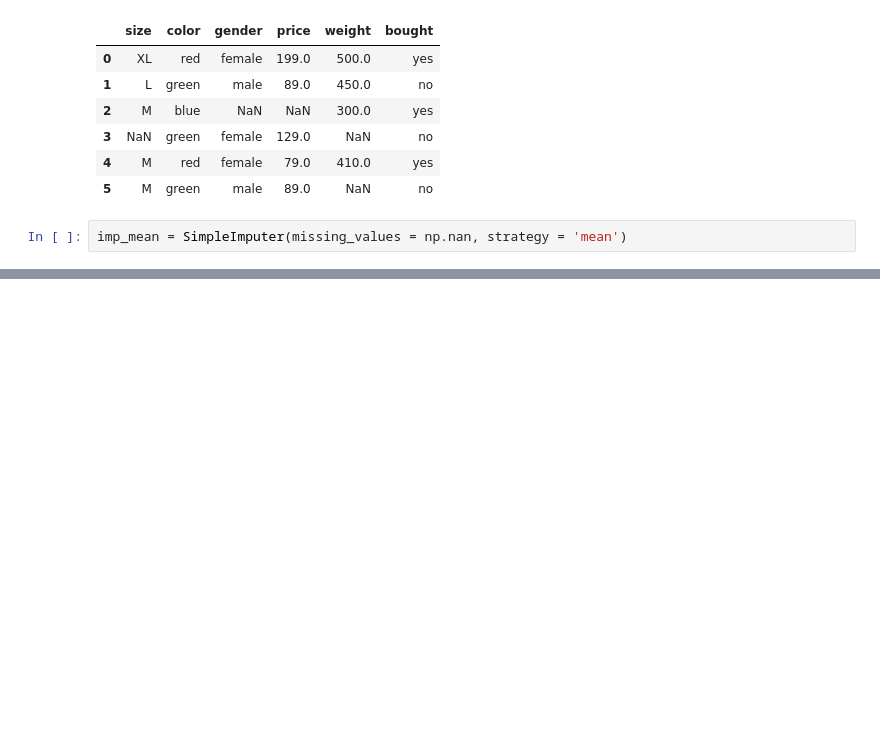
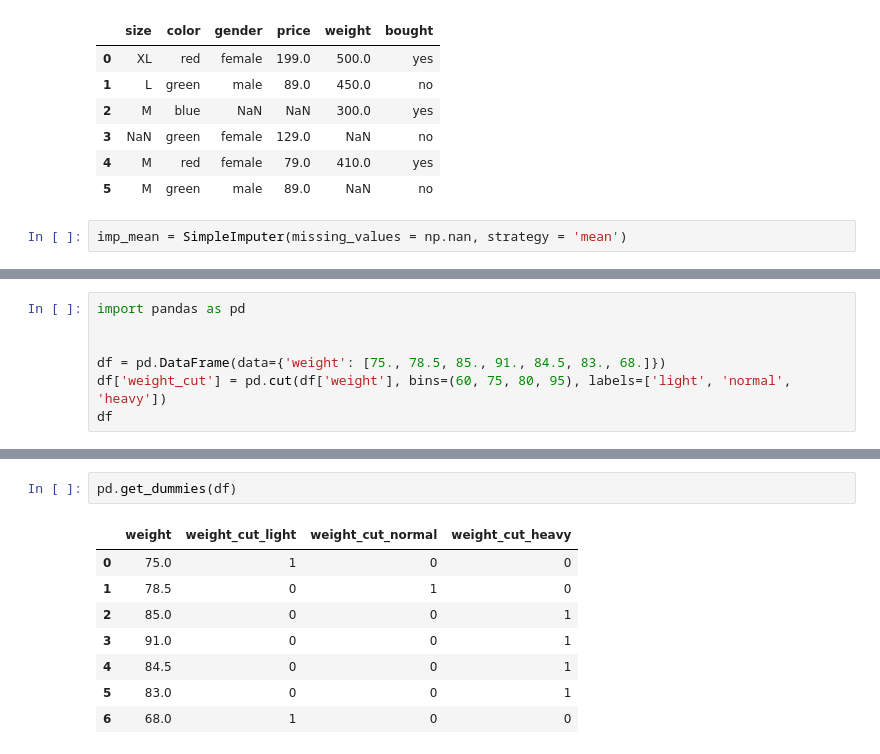
Before and after one commit to sanyamsh7/Notebooks, a Jupyter notebook: Exercises.ipynb, the cells around one changed output, grey strips where cells are left out. Saved outputs shown, nothing was run; the diff lists cells and outputs as text; blank space fills up the shorter version.

```diff
--- a/Exercises.ipynb
+++ b/Exercises.ipynb
@@ -81,0 +356,7 @@ imp_mean = SimpleImputer(missing_values = np.nan, strategy = 'mean')
+# %%
+import pandas as pd
+
+
+df = pd.DataFrame(data={'weight': [75., 78.5, 85., 91., 84.5, 83., 68.]})
+df['weight_cut'] = pd.cut(df['weight'], bins=(60, 75, 80, 95), labels=['light', 'normal', 'heavy'])
+df
@@ -81,0 +372,11 @@ imp_mean = SimpleImputer(missing_values = np.nan, strategy = 'mean')
+# %%
+pd.get_dummies(df)
+# %% [output]
+|  | weight | weight_cut_light | weight_cut_normal | weight_cut_heavy |
+| 0 | 75.0 | 1 | 0 | 0 |
+| 1 | 78.5 | 0 | 1 | 0 |
+| 2 | 85.0 | 0 | 0 | 1 |
+| 3 | 91.0 | 0 | 0 | 1 |
+| 4 | 84.5 | 0 | 0 | 1 |
+| 5 | 83.0 | 0 | 0 | 1 |
+| 6 | 68.0 | 1 | 0 | 0 |
```
Also changed, not shown: parts of 41 cells of this notebook.
